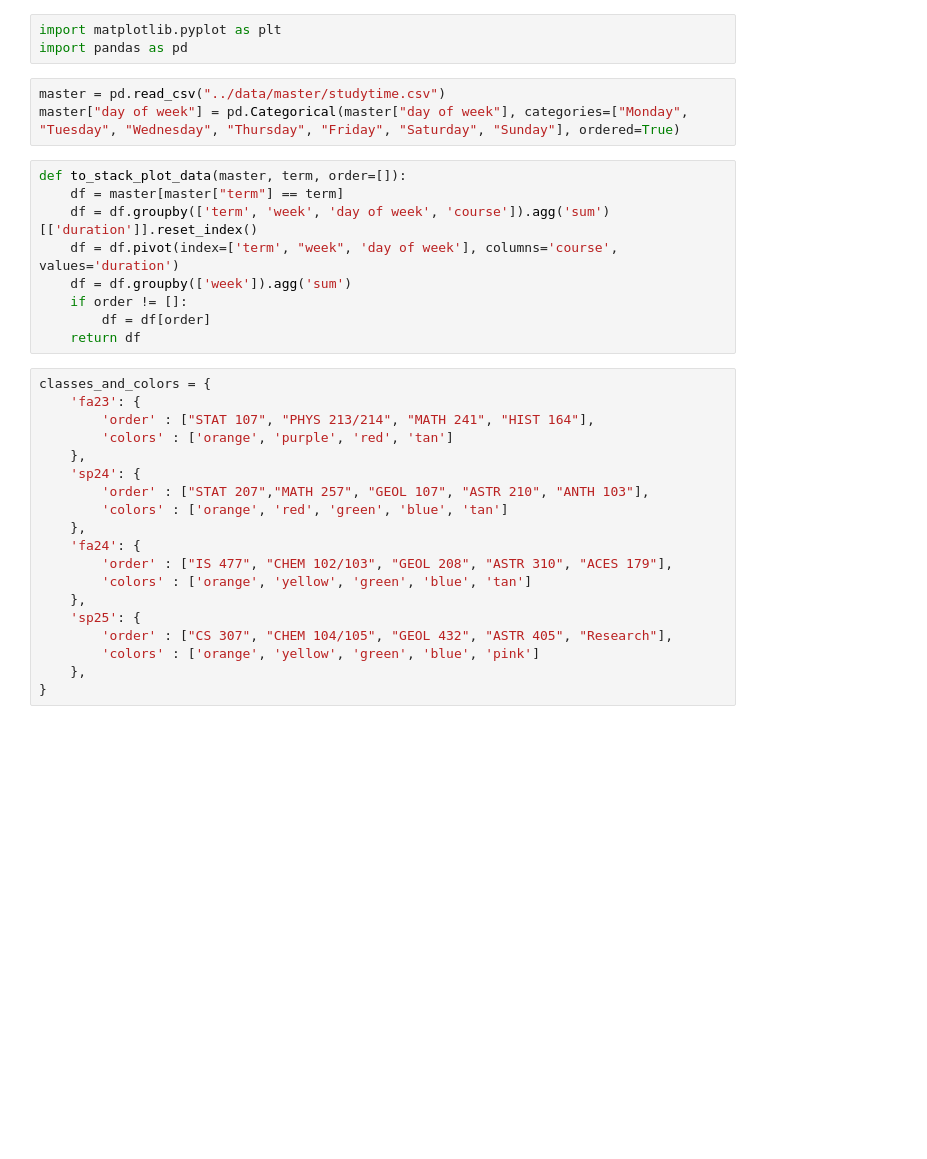
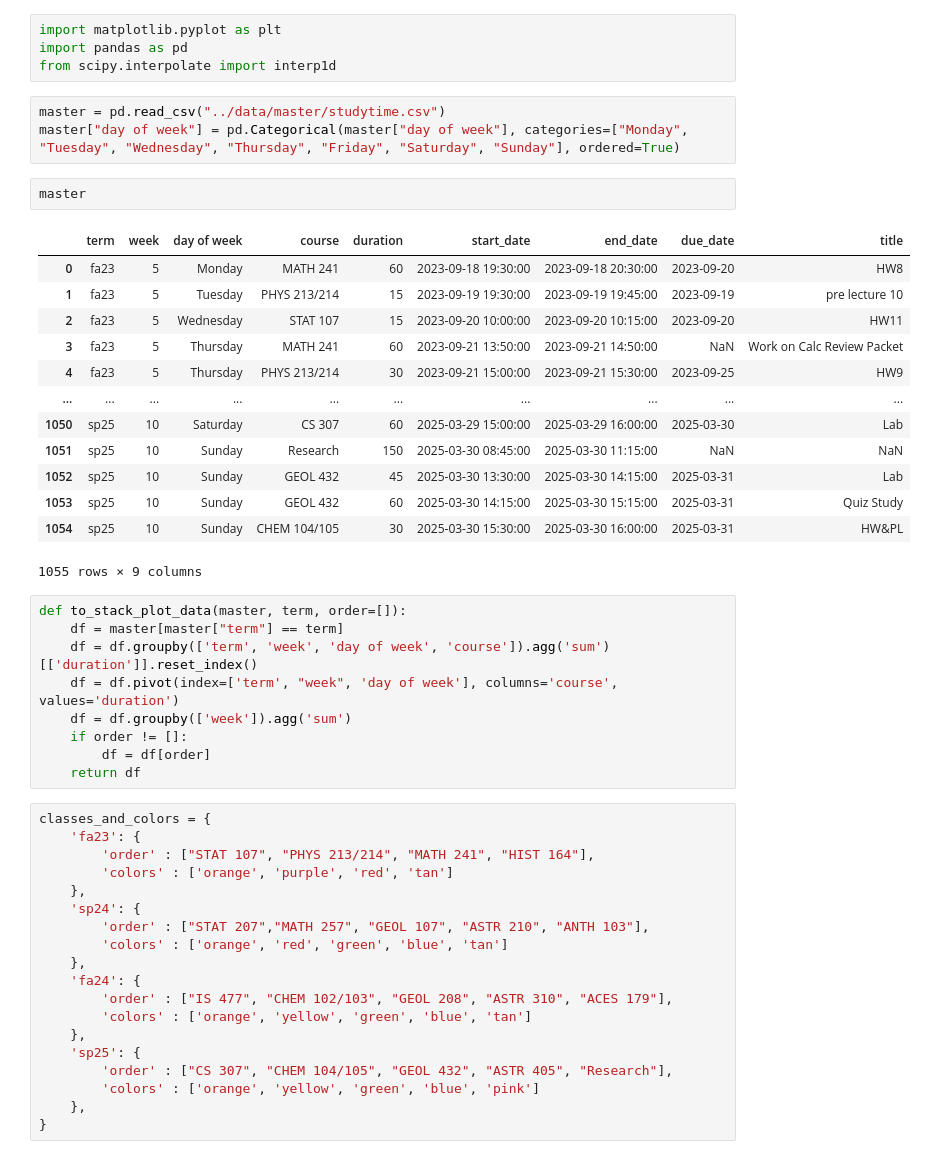
Before and after one commit to ryguy2k4/studytime, a Jupyter notebook: notebooks/stack_plots.ipynb, the cells around one changed output. Drawn from its saved outputs; the diff is of its cells as text; blank space fills up the shorter version.

```diff
--- a/notebooks/stack_plots.ipynb
+++ b/notebooks/stack_plots.ipynb
@@ -1,9 +1,26 @@
 # %%
 import matplotlib.pyplot as plt
 import pandas as pd
+from scipy.interpolate import interp1d
 # %%
 master = pd.read_csv("../data/master/studytime.csv")
 master["day of week"] = pd.Categorical(master["day of week"], categories=["Monday", "Tuesday", "Wednesday", "Thursday", "Friday", "Saturday", "Sunday"], ordered=True)
+# %%
+master
+# %% [output]
+|  | term | week | day of week | course | duration | start_date | end_date | due_date | title |
+| 0 | fa23 | 5 | Monday | MATH 241 | 60 | 2023-09-18 19:30:00 | 2023-09-18 20:30:00 | 2023-09-20 | HW8 |
+| 1 | fa23 | 5 | Tuesday | PHYS 213/214 | 15 | 2023-09-19 19:30:00 | 2023-09-19 19:45:00 | 2023-09-19 | pre lecture 10 |
+| 2 | fa23 | 5 | Wednesday | STAT 107 | 15 | 2023-09-20 10:00:00 | 2023-09-20 10:15:00 | 2023-09-20 | HW11 |
+| 3 | fa23 | 5 | Thursday | MATH 241 | 60 | 2023-09-21 13:50:00 | 2023-09-21 14:50:00 | NaN | Work on Calc Review Packet |
+| 4 | fa23 | 5 | Thursday | PHYS 213/214 | 30 | 2023-09-21 15:00:00 | 2023-09-21 15:30:00 | 2023-09-25 | HW9 |
+| ... | ... | ... | ... | ... | ... | ... | ... | ... | ... |
+| 1050 | sp25 | 10 | Saturday | CS 307 | 60 | 2025-03-29 15:00:00 | 2025-03-29 16:00:00 | 2025-03-30 | Lab |
+| 1051 | sp25 | 10 | Sunday | Research | 150 | 2025-03-30 08:45:00 | 2025-03-30 11:15:00 | NaN | NaN |
+| 1052 | sp25 | 10 | Sunday | GEOL 432 | 45 | 2025-03-30 13:30:00 | 2025-03-30 14:15:00 | 2025-03-31 | Lab |
+| 1053 | sp25 | 10 | Sunday | GEOL 432 | 60 | 2025-03-30 14:15:00 | 2025-03-30 15:15:00 | 2025-03-31 | Quiz Study |
+| 1054 | sp25 | 10 | Sunday | CHEM 104/105 | 30 | 2025-03-30 15:30:00 | 2025-03-30 16:00:00 | 2025-03-31 | HW&PL |
+1055 rows × 9 columns
 # %%
 def to_stack_plot_data(master, term, order=[]):
     df = master[master["term"] == term]
```
Also changed, not shown: parts of 2 cells of this notebook, 4 other files.
